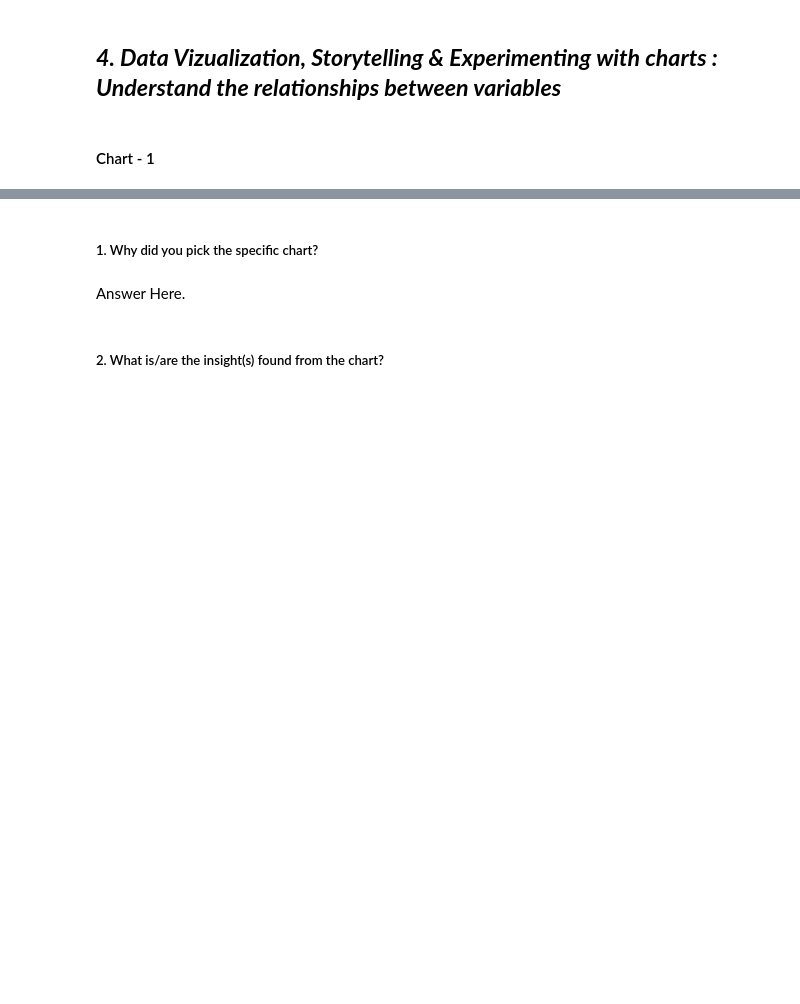
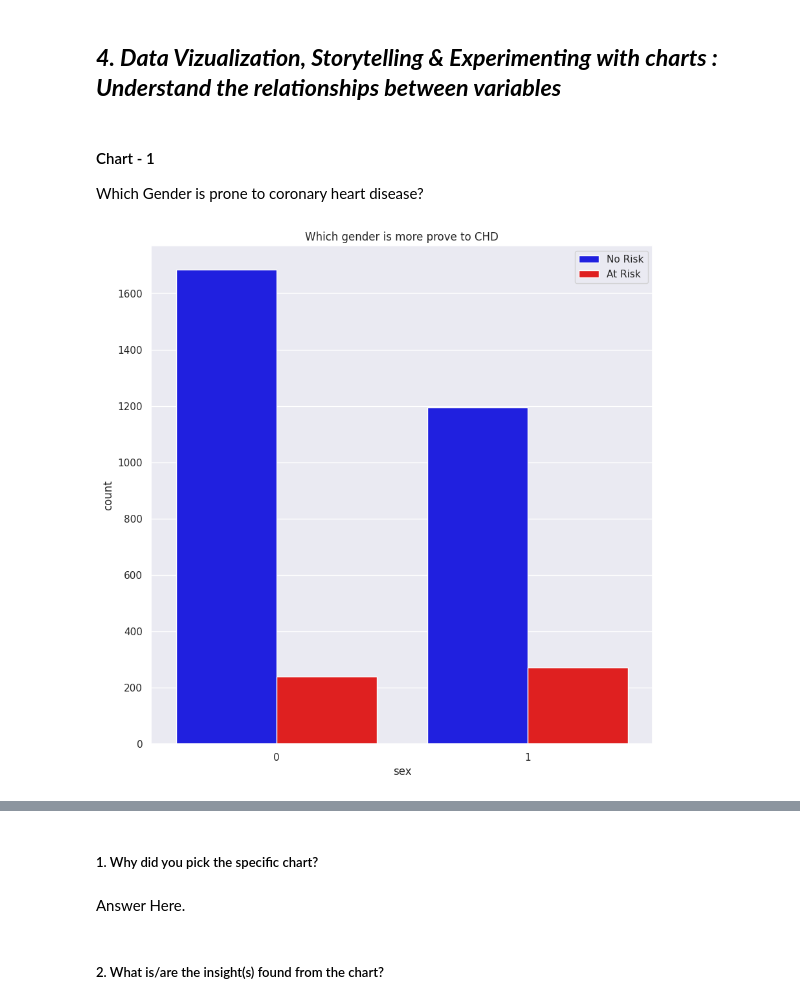
Before and after one commit to Pratikshathorat96/Cardiovascular-risk-prediction, a Jupyter notebook: Cardiovascular_risk_prediction_Ml_classificasion.ipynb, the cells around one changed output, grey strips where cells are left out. Cells and saved outputs as stored; diff of their text form; code cells hidden in the pictures; blank space fills up the shorter version.

```diff
--- a/Cardiovascular_risk_prediction_Ml_classificasion.ipynb
+++ b/Cardiovascular_risk_prediction_Ml_classificasion.ipynb
@@ -104,7 +131,7 @@ drive.mount('/content/drive')
 ### Dataset Loading
 # %%
 # Load Dataset
-CVD_df = pd.read_csv("/content/data_cardiovascular_risk (1).csv")
+CVD_df = pd.read_csv("/content/pdata_cardiovascular_risk (1).csv")
 # %% [markdown]
 ### Dataset First View
 # %%
@@ -152,0 +235,4 @@ msno.bar(CVD_df)
+# %%
+# Replacing the missing values in the categorical columns with its mode
+CVD_df['education'] = CVD_df['education'].fillna(CVD_df['education'].mode()[0])
+CVD_df['bp_meds'] = CVD_df['bp_meds'].fillna(CVD_df['bp_meds'].mode()[0])
@@ -217,0 +379,7 @@ try:
+# %%
+# Renaming the columns
+CVD_df.rename(columns={'cigsPerDay':'cigs_per_day','BPMeds':'bp_meds',
+                   'prevalentStroke':'prevalent_stroke','prevalentHyp':'prevalent_hyp',
+                   'totChol':'total_cholesterol','sysBP':'systolic_bp','diaBP':'diastolic_bp',
+                   'BMI':'bmi','heartRate':'heart_rate','TenYearCHD':'ten_year_chd'},
+          inplace = True)
@@ -218,2 +396,7 @@ try:
+# %%
+# Encoding the binary columns
+
+CVD_df['sex'] = np.where(CVD_df['sex'] == 'M',1,0)
+CVD_df['is_smoking'] = np.where(CVD_df['is_smoking'] == 'YES',1,0)
 # %% [markdown]
 ### What all manipulations have you done and insights you found?
@@ -222,4 +409,2 @@ Answer Here.
 # %% [markdown]
 ## ***4. Data Vizualization, Storytelling & Experimenting with charts : Understand the relationships between variables***
-# %% [markdown]
-#### Chart - 1
@@ -227,0 +411,15 @@ Answer Here.
+# %% [markdown]
+#### Chart - 1
+Which Gender is prone to coronary heart disease?
+# %%
+# Chart - 1 visualization code
+
+my_palette = {0:'blue',1:'red'}
+# 10 -year risk of coronary heart disease CHD (binary: "1",means "yes","0"means "no")
+plt.figure(figsize=(10,10))
+sns.countplot(x = CVD_df['sex'], hue = CVD_df['ten_year_chd'], palette = my_palette)
+plt.title("Which gender is more prove to CHD")
+plt.legend(['No Risk', 'At Risk'])
+plt.show()
+# %% [output]
+[figure, added]
```
Also changed, not shown: parts of 28 cells of this notebook.
